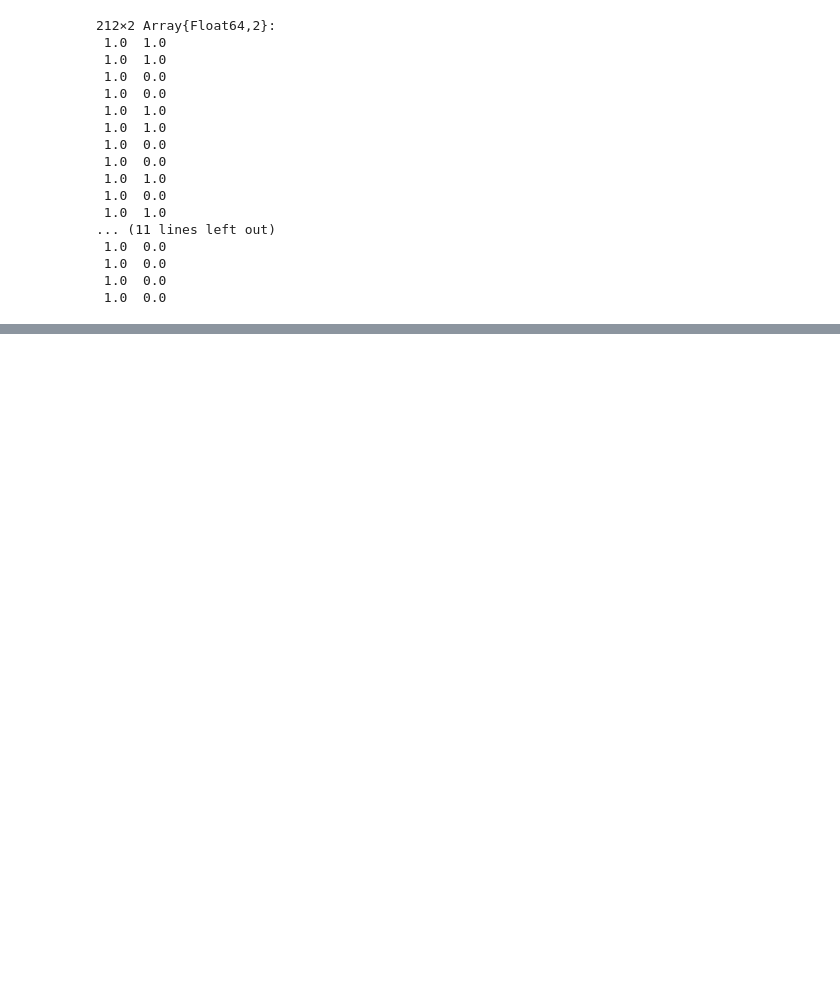
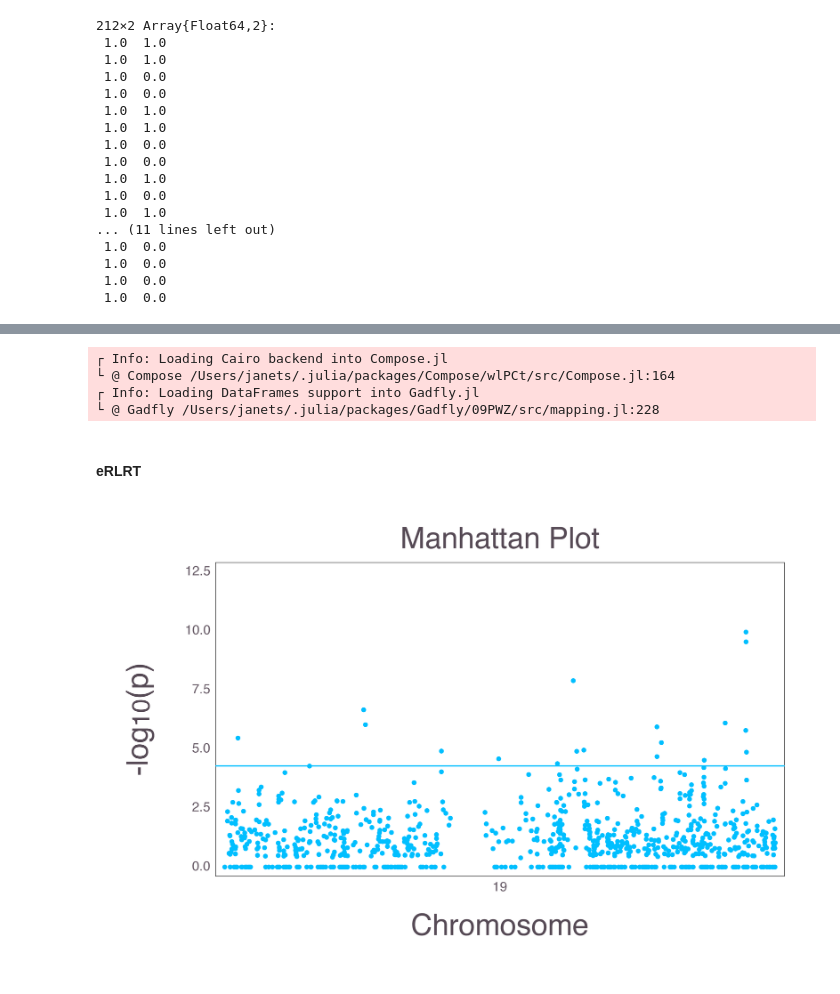
Before and after one commit to OpenMendel/Tutorials, a Jupyter notebook: VCTest/demo_exactVC.ipynb, the cells around one changed output, grey strips where cells are left out. Saved outputs shown, nothing was run; the diff lists cells and outputs as text; code cells hidden in the pictures; blank space fills up the shorter version.

Commit message:
update for Julia v1.0

```diff
--- a/VCTest/demo_exactVC.ipynb
+++ b/VCTest/demo_exactVC.ipynb
@@ -280,0 +285,25 @@ pvalELRT[index]
+# %%
+using MendelPlots
+
+manhattan(plot_ELRT; pvalvar = "Pvalue", chrvar = "Chromosome",
+    posvar = "AdjBasepairs", outfile = "exactVC_eLRT_manhattan.pdf",
+    fontsize = 18pt, linecolor = "red")
+
+manhattan(plot_ERLRT; pvalvar = "Pvalue", chrvar = "Chromosome",
+    posvar = "AdjBasepairs", outfile = "exactVC_eRLRT_manhattan.pdf",
+    fontsize = 18pt, linecolor = "red")
+
+manhattan(plot_Escore; pvalvar = "Pvalue", chrvar = "Chromosome",
+    posvar = "AdjBasepairs", outfile = "exactVC_eScore_manhattan.pdf",
+    fontsize = 18pt, linecolor = "red")
+# %% [output]
+┌ Info: Loading Cairo backend into Compose.jl
+└ @ Compose /Users/janets/.julia/packages/Compose/wlPCt/src/Compose.jl:164
+┌ Info: Loading DataFrames support into Gadfly.jl
+└ @ Gadfly /Users/janets/.julia/packages/Gadfly/09PWZ/src/mapping.jl:228
+# %% [markdown]
+#### eRLRT
+# %%
+display("image/png", read("exactVC_eRLRT_manhattan.png"))
+# %% [output]
+[figure, added]
```
Also changed, not shown: parts of 32 cells of this notebook, 1 other file.
